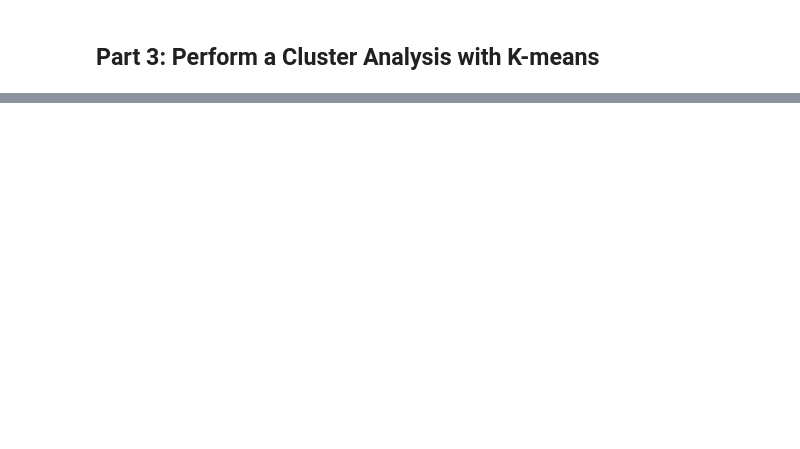
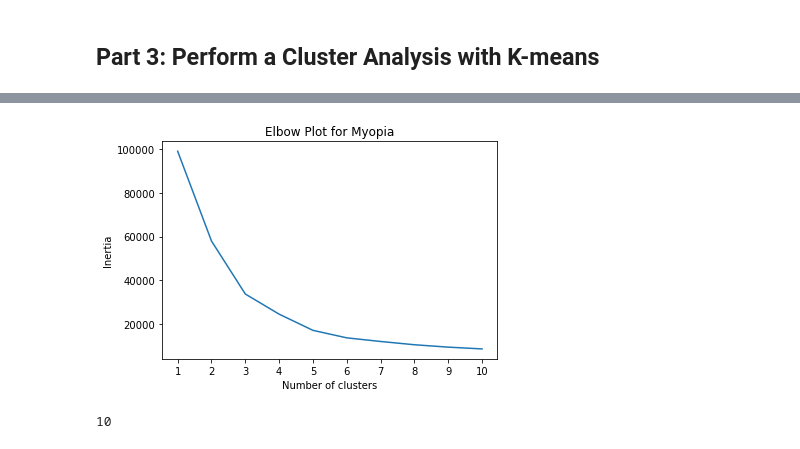
Before and after one commit to amudd10/Unsupervised-machine-learning, a Jupyter notebook: Myopia.ipynb, the cells around one changed output, grey strips where cells are left out. Saved outputs shown, nothing was run; the diff lists cells and outputs as text; code cells hidden in the pictures; blank space fills up the shorter version.

Commit message:
kmeans clustering

```diff
--- a/Myopia.ipynb
+++ b/Myopia.ipynb
@@ -122,2 +127,16 @@ plt.show()
 # %% [markdown]
 ## Part 3: Perform a Cluster Analysis with K-means ##
+# %%
+# Empty list to store inertia values
+inertia_values = []
+k = list(range(1,11))
+
+# for loop to detmerine the inertia for each k between 1 through 10
+for i in k:
+    kmeans = KMeans(n_clusters=i, random_state = 0)
+    kmeans.fit(tsne_features)
+    inertia_values.append(kmeans.inertia_)
+# Create the Elbow Curve using hvPlot
+elbow_data = {"k": k, "inertia": inertia_values}
+df_elbow = pd.DataFrame(elbow_data)
+df_elbow.head()
@@ -123,0 +150,15 @@ plt.show()
+# %%
+
+#Plot inerita vlaues
+plt.plot(range(1,11),inertia_values)
+plt.xticks(range(1,11))
+plt.xlabel('Number of clusters')
+plt.ylabel('Inertia')
+plt.title('Elbow Plot for Myopia')
+plt.show()
+# %% [output]
+[figure, added]
+# %%
+len(pca.components_)
+# %% [output]
+10
```
Also changed, not shown: parts of 7 cells of this notebook.
